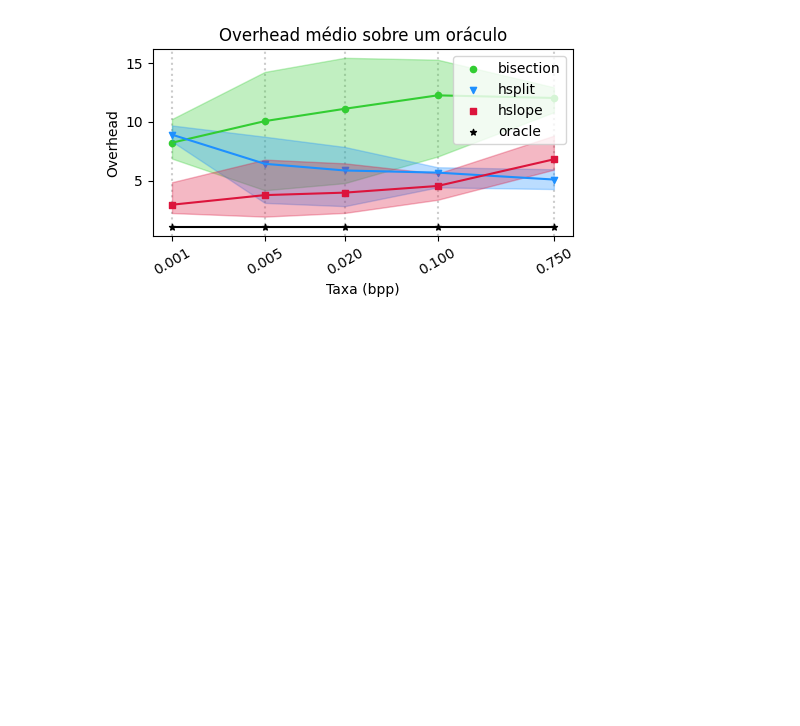
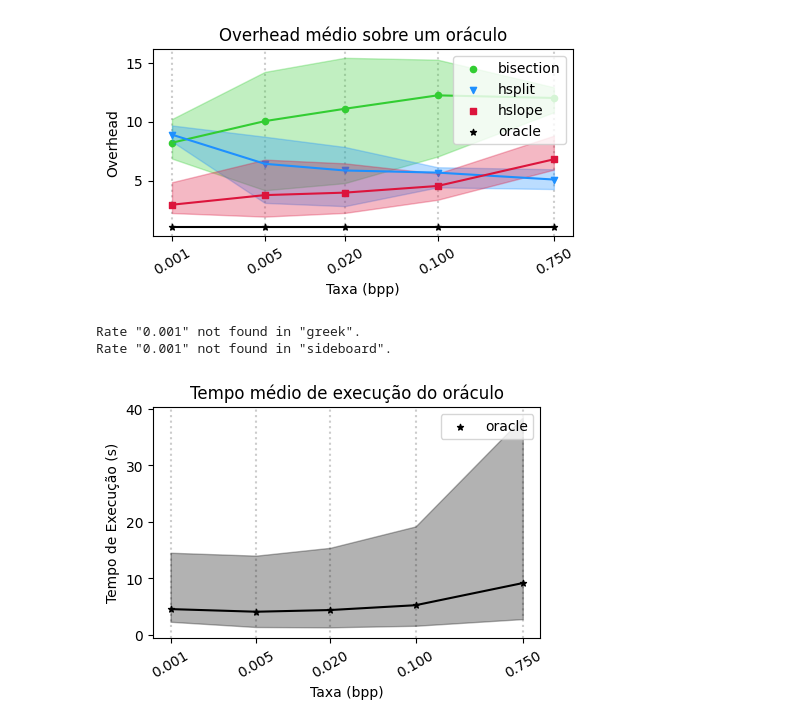
Before and after one commit to andrefpf/codigo-tcc, a Jupyter notebook: time_analysis_plot.ipynb, the cells around one changed output. Drawn from its saved outputs; the diff is of its cells as text; code cells hidden in the pictures; blank space fills up the shorter version.

Commit message:
add iteration and time data

```diff
--- a/time_analysis_plot.ipynb
+++ b/time_analysis_plot.ipynb
@@ -1,10 +1,10 @@
 # %%
 import json
 
-with open("time_report.json", "r") as file:
+with open("data/time_report.json", "r") as file:
     time_report = json.load(file)
 
-with open("iterations_report.json", "r") as file:
+with open("data/iterations_report.json", "r") as file:
     iterations_report = json.load(file)
 # %%
 import numpy as np
@@ -768,0 +838,30 @@ Rate "0.001" not found in "sideboard".
+# %%
+# Plot speedup
+plot_oracle_time_report(
+    light_fields = [
+        # Lenslet
+        "Bikes",
+        "Danger_de_Mort",
+        "Fountain_Vincent2",
+        "Stone_Pillars_Outside",
+
+        # Tarot
+        "tarot",
+
+        # Synthetic
+        "greek",
+        "sideboard",
+    ],
+
+    target_rates = [
+        0.001,
+        0.005,
+        0.02,
+        0.1,
+        0.75
+    ]
+)
+# %% [output]
+Rate "0.001" not found in "greek".
+Rate "0.001" not found in "sideboard".
+[figure, added]
```
Also changed, not shown: parts of 1 cell of this notebook, 2 other files.
